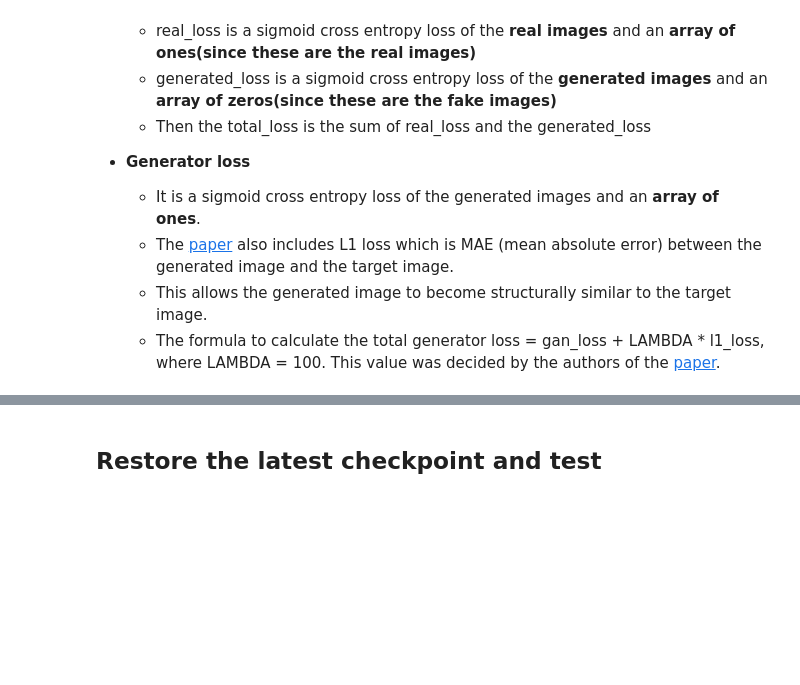
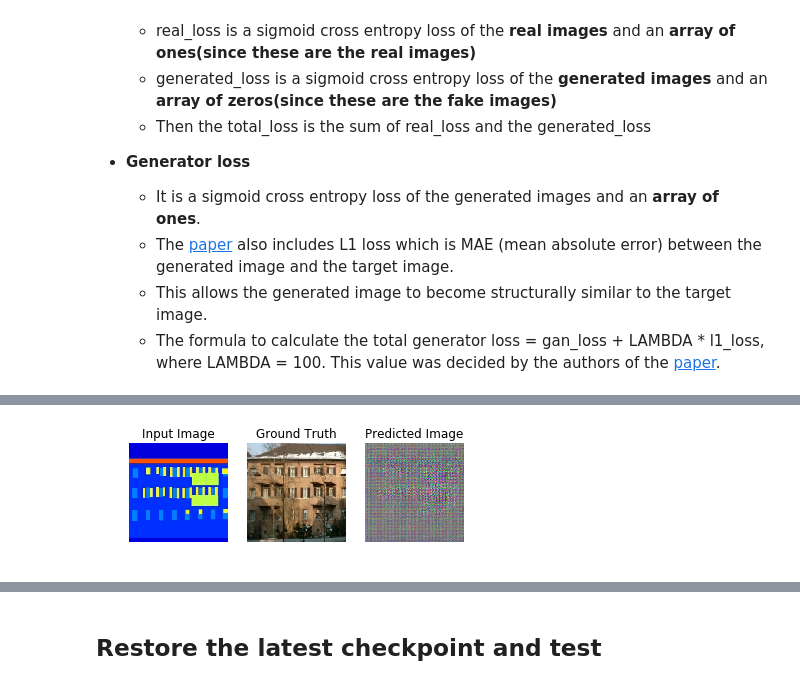
Before and after one commit to ManuelKugelmann/collabtf2.0, a Jupyter notebook: Copy_of_pix2pix.ipynb, the cells around one changed output, grey strips where cells are left out. Drawn from its saved outputs; the diff is of its cells as text; code cells hidden in the pictures; blank space fills up the shorter version.

```diff
--- a/Copy_of_pix2pix.ipynb
+++ b/Copy_of_pix2pix.ipynb
@@ -946,0 +1023,96 @@ Time taken for epoch 2 is 7.039546728134155 sec
+# %%
+clean_init_for_training()
+
+
+
+
+def train_op(get_next):
+
+    with tf.name_scope("train_op"):
+
+      (input_image), (target, label) = get_next
+
+      #inp = input_image
+      #tar = target
+      #gen_output = generator(inp, training=True)
+      #disc_generated_output = discriminator([inp, gen_output], training=True)
+      #disc_real_output = discriminator([inp, tar], training=True)
+
+      inp = tf.keras.layers.InputLayer(name='train_input_image', input_tensor=input_image)
+      tar = tf.keras.layers.InputLayer(name='train_target_image', input_tensor=target)#, input_shape=[IMG_WIDTH, IMG_HEIGHT, 3], batch_size=BATCH_SIZE)
+      gen_output = generator(inp.output, training=True)
+      disc_generated_output = discriminator([inp.output, gen_output], training=True)
+      disc_real_output = discriminator([inp.output, tar.output], training=True)
+
+      gen_loss = generator_loss(disc_generated_output, gen_output, target)
+      disc_loss = discriminator_loss(disc_real_output, disc_generated_output)
+
+      grad_loss_wd = discriminator_optimizer.compute_gradients(disc_loss, discriminator.trainable_weights)
+      update_wd = discriminator_optimizer.apply_gradients(grad_loss_wd)
+
+      grad_loss_wg = generator_optimizer.compute_gradients(gen_loss, generator.trainable_weights)
+      update_wg = generator_optimizer.apply_gradients(grad_loss_wg)
+
+      train_step = [update_wd, update_wg]
+      losses = [disc_loss, gen_loss]
+      data = [input_image, target, gen_output]#, disc_gen_output, disc_real_output]
+
+    return train_step, losses, data
+
+
+def trainX(dataset, epochs):
+
+  start = time.time()
+
+  iterator = dataset.make_initializable_iterator()
+  get_next = iterator.get_next()
+
+  train_step, losses, data = train_op(get_next)
+
+  with sess.as_default():
+
+    sess.run([iterator.initializer, tf.global_variables_initializer()])
+
+    print ('Time taken for startup is {} sec\n'.format(time.time()-start))
+
+    (input_image), (target, _) = sess.run(get_next)
+    generate_images(model=generator, inp=input_image, tar=target)
+
+
+    for epoch in range(epochs):
+
+      start = time.time()
+      print('Epoch', epoch)
+      #progbar = tf.keras.utils.Progbar(target=steps_per_epoch, stateful_metrics='loss')
+
+      for step in range(steps_per_epoch):
+        start_s = time.time()
+        train_result, loss_values, images = sess.run([train_step, losses, data])
+        #print ('Time taken for  step {} is {} sec'.format(step + 1,time.time()-start_s))
+        #print ('losses: ', loss_values)#, " o: ", data[3], data[4])
+
+
+      print ('Time taken for epoch {} is {} sec\n'.format(epoch + 1, time.time()-start))
+
+
+      (input_image), (target, _) = sess.run(get_next)
+      #inp = input_image[0,:,:,:]
+      #tar = target[0,:,:,:]
+      generate_images(model=generator, inp=input_image, tar=target)
+
+      # saving (checkpoint) the model every 20 epochs
+      #if (epoch + 1) % 20 == 0:
+      #  checkpoint.save(file_prefix = checkpoint_prefix, session=sess)
+
+  sess.close()
+
+
+
+
+
+trainX(train_dataset, EPOCHS)
+
+#show_graph()
+
+#input("Press Enter to continue...")
+# %% [output]
@@ -946,0 +1121 @@ Time taken for epoch 2 is 7.039546728134155 sec
+[figure, added]
```
Also changed, not shown: parts of 26 cells of this notebook.
